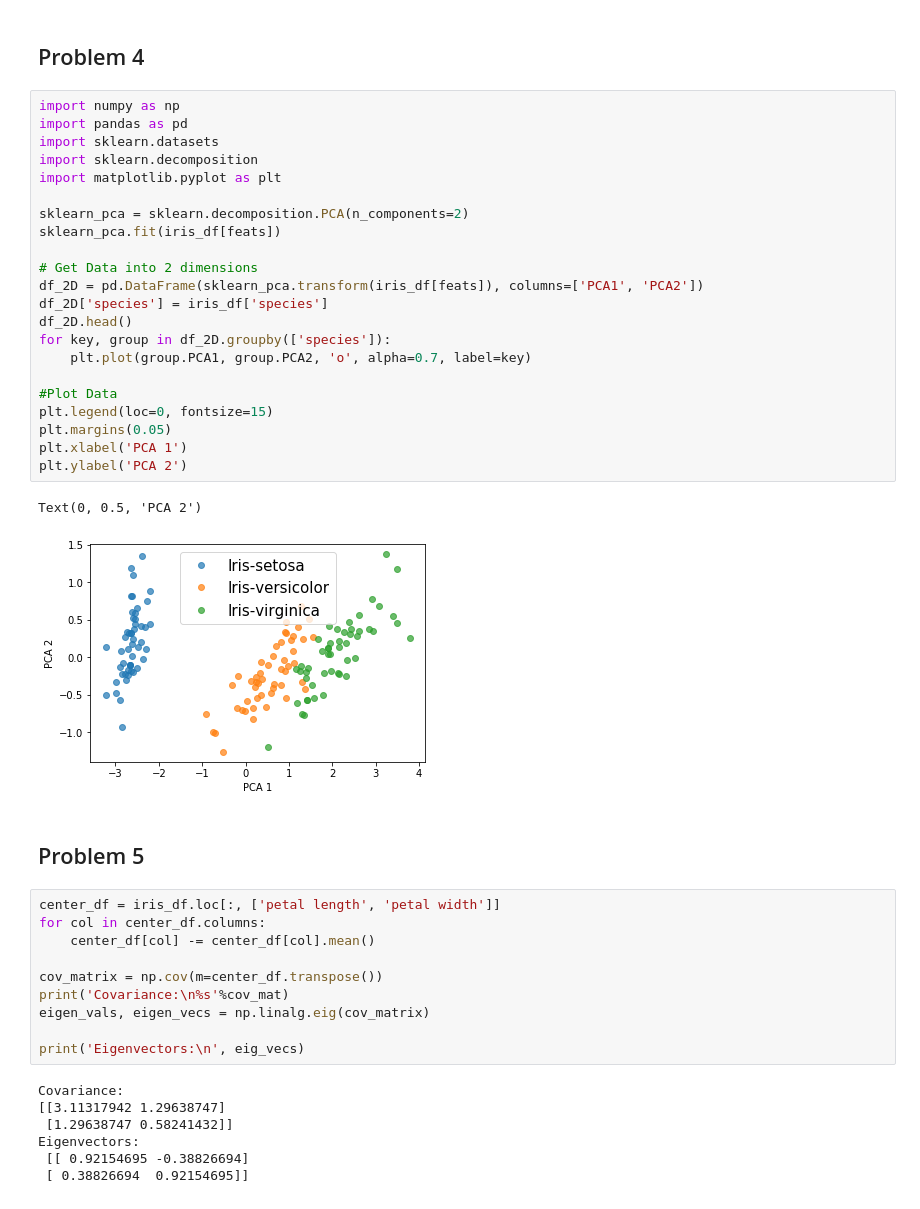
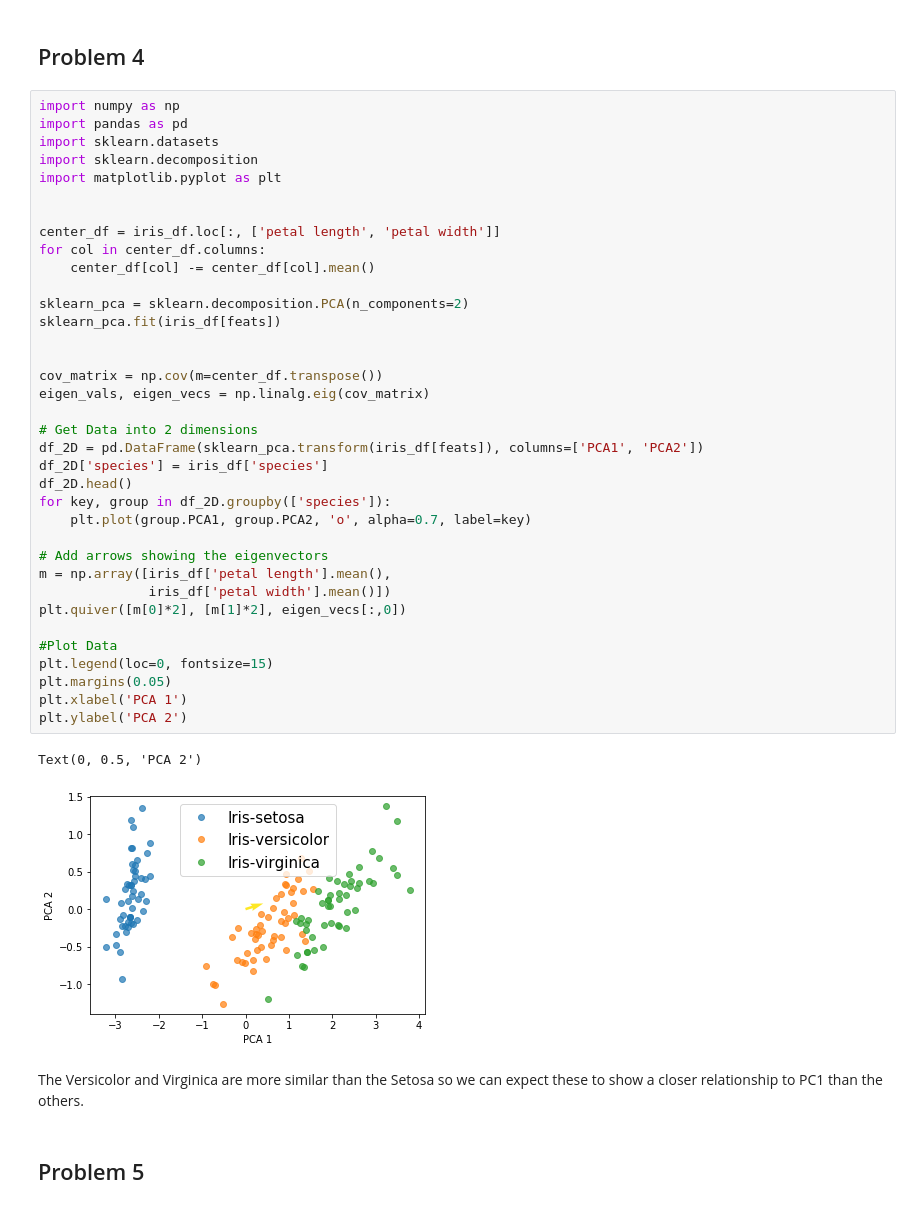
Before and after one commit to dbuts/DataMiningHW1, a Jupyter notebook: Homework_1.ipynb, the cells around one changed output. Saved outputs shown, nothing was run; the diff lists cells and outputs as text.

```diff
--- a/Homework_1.ipynb
+++ b/Homework_1.ipynb
@@ -233,44 +235,43 @@ This is contrasted with the original 4 features in which the petal length contri
 # %%
 import numpy as np
 import pandas as pd
 import sklearn.datasets
 import sklearn.decomposition
 import matplotlib.pyplot as plt
 
+
+center_df = iris_df.loc[:, ['petal length', 'petal width']]
+for col in center_df.columns:
+    center_df[col] -= center_df[col].mean()
+
 sklearn_pca = sklearn.decomposition.PCA(n_components=2)
 sklearn_pca.fit(iris_df[feats])
+
+
+cov_matrix = np.cov(m=center_df.transpose())
+eigen_vals, eigen_vecs = np.linalg.eig(cov_matrix)
 
 # Get Data into 2 dimensions
 df_2D = pd.DataFrame(sklearn_pca.transform(iris_df[feats]), columns=['PCA1', 'PCA2'])
 df_2D['species'] = iris_df['species']
 df_2D.head()
 for key, group in df_2D.groupby(['species']):
     plt.plot(group.PCA1, group.PCA2, 'o', alpha=0.7, label=key)
 
+# Add arrows showing the eigenvectors
+m = np.array([iris_df['petal length'].mean(),
+              iris_df['petal width'].mean()])
+plt.quiver([m[0]*2], [m[1]*2], eigen_vecs[:,0])
+
 #Plot Data
 plt.legend(loc=0, fontsize=15)
 plt.margins(0.05)
 plt.xlabel('PCA 1')
 plt.ylabel('PCA 2')
 # %% [output]
 Text(0, 0.5, 'PCA 2')
-[figure, old version]
+[figure, new version]
+# %% [markdown]
+The Versicolor and Virginica are more similar than the Setosa so we can expect these to show a closer relationship to PC1 than the others.
 # %% [markdown]
 ## Problem 5
-# %%
-center_df = iris_df.loc[:, ['petal length', 'petal width']]
-for col in center_df.columns:
-    center_df[col] -= center_df[col].mean()
-
-cov_matrix = np.cov(m=center_df.transpose())
-print('Covariance:\n%s'%cov_mat)
-eigen_vals, eigen_vecs = np.linalg.eig(cov_matrix)
-
-print('Eigenvectors:\n', eig_vecs)
-# %% [output]
-Covariance:
-[[3.11317942 1.29638747]
- [1.29638747 0.58241432]]
-Eigenvectors:
- [[ 0.92154695 -0.38826694]
- [ 0.38826694  0.92154695]]
```
Also changed, not shown: parts of 3 cells of this notebook.
